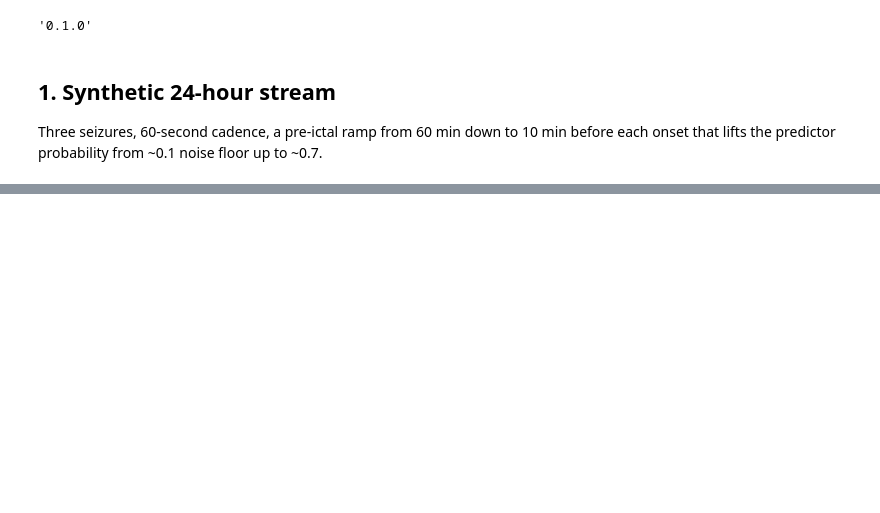
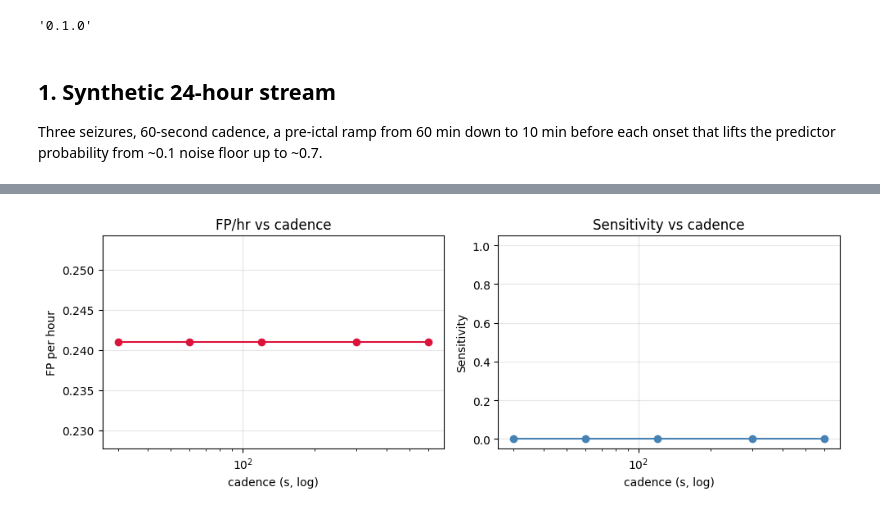
Before and after one commit to scitex-ai/scitex-seizure-metrics, a Jupyter notebook: examples/02_forecasting_quick_start.ipynb, the cells around one changed output, grey strips where cells are left out. Cells and saved outputs as stored; diff of their text form; code cells hidden in the pictures; blank space fills up the shorter version.

```diff
--- a/examples/02_forecasting_quick_start.ipynb
+++ b/examples/02_forecasting_quick_start.ipynb
@@ -139,0 +154,14 @@ df_cad.round(3).head()
+# %%
+policies = [
+    AlarmPolicy(
+        sph_seconds=300, sop_seconds=1800,
+        cadence_seconds=c, refractory_seconds=600,
+        alarm_threshold=0.4, fp_denominator='interictal',
+    )
+    for c in [30, 60, 120, 300, 600]
+]
+df_cad = forecasting.sweep_policies(
+    proba, times, seizures, policies,
+    total_recording_time=float(duration),
+)
+df_cad[['cadence_s', 'sensitivity', 'fp_per_hour', 'ioc', 'time_in_warning_frac']].round(3)
@@ -139,0 +175,17 @@ df_cad.round(3).head()
+# %%
+fig, axes = plt.subplots(1, 2, figsize=(10, 3.6))
+axes[0].semilogx(df_cad['cadence_s'], df_cad['fp_per_hour'], 'o-', color='crimson')
+axes[0].set_xlabel('cadence (s, log)')
+axes[0].set_ylabel('FP per hour')
+axes[0].set_title('FP/hr vs cadence')
+axes[0].grid(True, alpha=0.3)
+axes[1].semilogx(df_cad['cadence_s'], df_cad['sensitivity'], 'o-', color='steelblue')
+axes[1].set_xlabel('cadence (s, log)')
+axes[1].set_ylabel('Sensitivity')
+axes[1].set_title('Sensitivity vs cadence')
+axes[1].set_ylim(-0.05, 1.05)
+axes[1].grid(True, alpha=0.3)
+plt.tight_layout()
+plt.show()
+# %% [output]
+[figure, added]
```
Also changed, not shown: parts of 20 cells of this notebook, 7 other files.
